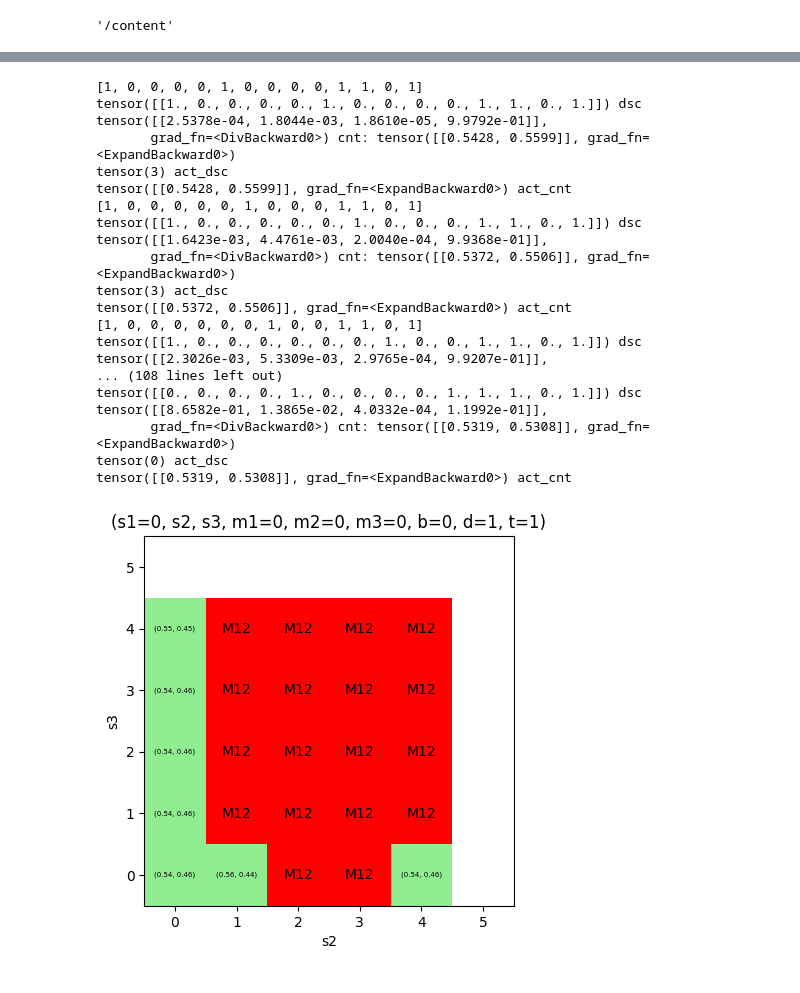
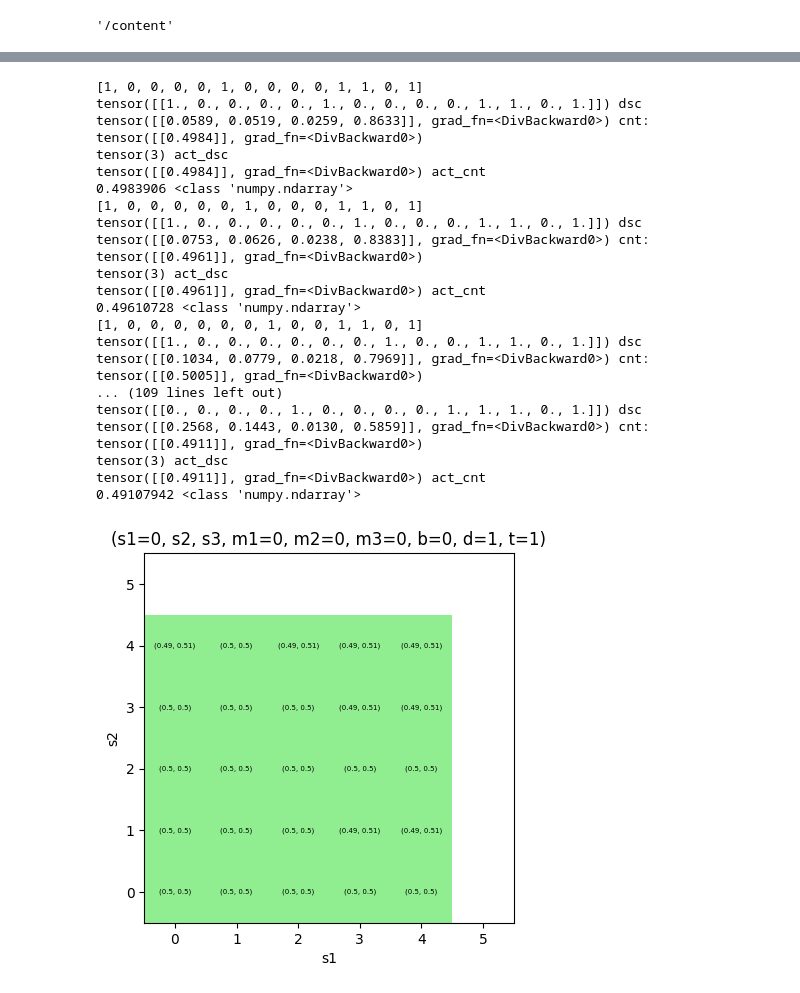
Before and after one commit to AbeTetsuyaR/AbePPO, a Jupyter notebook: AbePPO0807.ipynb, the cells around one changed output, grey strips where cells are left out. Saved outputs shown, nothing was run; the diff lists cells and outputs as text; code cells hidden in the pictures.

```diff
--- a/AbePPO0807.ipynb
+++ b/AbePPO0807.ipynb
@@ -146,9 +146,10 @@ class Environment:
 
 
 
-    def operation(self, replacements, speeds):
+    def operation(self, replacements, load1):
         reward = 0
 
+        speeds=[load1,0]
         #生産速度の調整
         if speeds[0] < 0:
             speeds[0] = 0
@@ -352,8 +353,8 @@ class ActorNetwork(nn.Module):
         self.softmax = nn.Softmax(dim=-1)
         self.Tanh = nn.Tanh()
 
-        self.mean = nn.Linear(fc3_dims, n_units)
-        self.log_std = nn.Linear(fc3_dims, n_units)
+        self.mean = nn.Linear(fc3_dims, n_units-1)
+        self.log_std = nn.Linear(fc3_dims, n_units-1)
 
         # mean レイヤーの初期化
         self.init_mean_weights()
@@ -452,16 +453,16 @@ class ActorNetwork(nn.Module):
         log_std = self.log_std(x3)
         log_std = torch.clamp(log_std,min=-20,max=2)
         std = log_std.exp()
-        std = std.masked_fill(second_mask, 1e-4)
+        #std = std.masked_fill(second_mask, 1e-4) #セカンドマスクを消す
         #print(mean)
         #print("AAAA")
 
         #print(mean,std)
 
-        dist_cnt = torch.distributions.MultivariateNormal(loc=mean,
-                                                          covariance_matrix = torch.stack([torch.diag(x**2+1e-10) for x in std]))
-        #dist_cnt = torch.distributions.MultivariateNormal(loc=mean,
-        #                                                  covariance_matrix = torch.stack([torch.diag(x**2) for x in torch.tensor([[0.03,0.03,0.03]])]) + 1e-10)
+        #dist_cnt = torch.distributions.MultivariateNormal(loc=mean, covariance_matrix = torch.stack([torch.diag(x**2+1e-10) for x in std]))
+
+        dist_cnt = torch.distributions.Normal(loc=mean, scale=std) #1次元化のため
+
 
         return dist_dsc, dist_cnt
 
@@ -694,7 +695,7 @@ agent = Agent(n_units=n_units,
               n_epochs=n_epochs)
 env = Environment()
 # %%
-num_episode = 2*4*64 #40分？ 2*4*64
+num_episode = 2 #40分？ 2*4*64
 best_reward = -np.inf
 episode_reward_history = []
 avg_cost = 0
@@ -710,8 +711,9 @@ for episode in range(num_episode):
     if episode % 100 == 0:
         interval_time_episode = time.time()
     interval_time_episode = time.time()
-    for _ in range(1024):#1024*8
+    for _ in range(1024*8):#1024*8
         state = level_ohe + mstatus_ohe + list([inventory,demand])
+        #print(state)
         act_dsc, act_cnt, log_prob, val = agent.choose_action(state)
         act_dsc_list = [int(bit) for bit in format(act_dsc.item(), f'0{env.n_units}b')]
         if sum(act_dsc_list) == 2:
@@ -866,7 +885,10 @@ def plot_action(ax, center_x, center_y, act_dsc, act_cnt):
     elif act_dsc==2:
         ax.text(center_x,center_y,f'M2',ha='center', va='center')
     else: #稼働継続
-        ax.text(center_x, center_y,f'{(round(act_cnt[0],2),round(1-act_cnt[0],2))}',ha='center', va='center',fontsize=5)
+        print(act_cnt, type(act_cnt))
+        #ax.text(center_x, center_y,f'{(round(act_cnt[0],2),round(1-act_cnt[0],2))}',ha='center', va='center',fontsize=5)
+        ax.text(center_x, center_y, f'{(round(float(act_cnt), 2), round(1 - float(act_cnt), 2))}', ha='center', va='center', fontsize=5)
+
 
 
 def optimal_policy(s1,m1,m2,m3,b,d,t):
@@ -887,8 +909,8 @@ def optimal_policy(s1,m1,m2,m3,b,d,t):
     #cbar = plt.colorbar(scatter, cax=cax, ticks=np.arange(0.5, 8.5, 1))
     #cbar.ax.set_yticklabels([f'{i:b}' for i in range(8)])
     ax.set_aspect('equal', adjustable='box')  # アスペクト比を保持
-    ax.set_xlabel("s2")
-    ax.set_ylabel("s3")
+    ax.set_xlabel("s1") #変更
+    ax.set_ylabel("s2") #変更
     # グラフを表示
     ax.set_title("(s1="+str(s1)+", s2, s3, m1="+str(m1)+", m2="+str(m2)+", m3="+str(m3)+", b="+str(b)+", d="+str(d)+", t="+str(t)+")")
     plt.show()
@@ -904,43 +926,43 @@ optimal_policy(s1=0,m1=0,m2=0,m3=0,b=0,d=1,t=1)
 #optimal_policy(s1=0,m1=0,m2=0,m3=0,b=-1,d=0,t=1)
 #optimal_policy(s1=1,m1=0,m2=0,m3=0,b=-1,d=0,t=1)
 #optimal_policy(s1=2,m1=0,m2=0,m3=0,b=-1,d=0,t=1)
 #optimal_policy(s1=3,m1=0,m2=0,m3=0,b=-1,d=0,t=1)
 #optimal_policy(s1=4,m1=0,m2=0,m3=0,b=-1,d=-1,t=0.3)
 #optimal_policy(s1=0,m1=0,m2=0,m3=0,b=-1,d=-1,t=0.3)
 #optimal_policy(s1=1,m1=0,m2=0,m3=0,b=-1,d=-1,t=0.3)
 #optimal_policy(s1=2,m1=0,m2=0,m3=0,b=-1,d=-1,t=0.3)
 #optimal_policy(s1=3,m1=0,m2=0,m3=0,b=-1,d=-1,t=0.3)
 #optimal_policy(s1=4,m1=0,m2=0,m3=0,b=-1,d=-1,t=0.3)
 s1 = 4
 s2 = 4
 s3 = 4
 m1 = 0
 m2 = 0
 m3 = 0
 inventory = 0
 #demand = 0
 remain_interval = 1
 level_ohe, mstatus_ohe = one_hot_encoding(levels=[s1,s2,s3],maintenance_status=[m1,m2,m3])
 state = level_ohe + mstatus_ohe + list([inventory,demand,remain_interval])
 #act_dsc, act_cnt, log_prob, val = agent.choose_action_max_prob(state)
 #act_dsc = act_dsc.item()
 #act_dsc
 # %% [output]
 [1, 0, 0, 0, 0, 1, 0, 0, 0, 0, 1, 1, 0, 1]
-tensor([[1., 0., 0., 0., 0., 1., 0., 0., 0., 0., 1., 1., 0., 1.]]) dsc tensor([[2.5378e-04, 1.8044e-03, 1.8610e-05, 9.9792e-01]],
-       grad_fn=<DivBackward0>) cnt: tensor([[0.5428, 0.5599]], grad_fn=<ExpandBackward0>)
+tensor([[1., 0., 0., 0., 0., 1., 0., 0., 0., 0., 1., 1., 0., 1.]]) dsc tensor([[0.0589, 0.0519, 0.0259, 0.8633]], grad_fn=<DivBackward0>) cnt: tensor([[0.4984]], grad_fn=<DivBackward0>)
 tensor(3) act_dsc
-tensor([[0.5428, 0.5599]], grad_fn=<ExpandBackward0>) act_cnt
+tensor([[0.4984]], grad_fn=<DivBackward0>) act_cnt
+0.4983906 <class 'numpy.ndarray'>
 [1, 0, 0, 0, 0, 0, 1, 0, 0, 0, 1, 1, 0, 1]
-tensor([[1., 0., 0., 0., 0., 0., 1., 0., 0., 0., 1., 1., 0., 1.]]) dsc tensor([[1.6423e-03, 4.4761e-03, 2.0040e-04, 9.9368e-01]],
-       grad_fn=<DivBackward0>) cnt: tensor([[0.5372, 0.5506]], grad_fn=<ExpandBackward0>)
+tensor([[1., 0., 0., 0., 0., 0., 1., 0., 0., 0., 1., 1., 0., 1.]]) dsc tensor([[0.0753, 0.0626, 0.0238, 0.8383]], grad_fn=<DivBackward0>) cnt: tensor([[0.4961]], grad_fn=<DivBackward0>)
 tensor(3) act_dsc
-tensor([[0.5372, 0.5506]], grad_fn=<ExpandBackward0>) act_cnt
+tensor([[0.4961]], grad_fn=<DivBackward0>) act_cnt
+0.49610728 <class 'numpy.ndarray'>
 [1, 0, 0, 0, 0, 0, 0, 1, 0, 0, 1, 1, 0, 1]
-tensor([[1., 0., 0., 0., 0., 0., 0., 1., 0., 0., 1., 1., 0., 1.]]) dsc tensor([[2.3026e-03, 5.3309e-03, 2.9765e-04, 9.9207e-01]],
-... (108 lines left out)
-tensor([[0., 0., 0., 0., 1., 0., 0., 0., 0., 1., 1., 1., 0., 1.]]) dsc tensor([[8.6582e-01, 1.3865e-02, 4.0332e-04, 1.1992e-01]],
-       grad_fn=<DivBackward0>) cnt: tensor([[0.5319, 0.5308]], grad_fn=<ExpandBackward0>)
-tensor(0) act_dsc
-tensor([[0.5319, 0.5308]], grad_fn=<ExpandBackward0>) act_cnt
+tensor([[1., 0., 0., 0., 0., 0., 0., 1., 0., 0., 1., 1., 0., 1.]]) dsc tensor([[0.1034, 0.0779, 0.0218, 0.7969]], grad_fn=<DivBackward0>) cnt: tensor([[0.5005]], grad_fn=<DivBackward0>)
+... (109 lines left out)
+tensor([[0., 0., 0., 0., 1., 0., 0., 0., 0., 1., 1., 1., 0., 1.]]) dsc tensor([[0.2568, 0.1443, 0.0130, 0.5859]], grad_fn=<DivBackward0>) cnt: tensor([[0.4911]], grad_fn=<DivBackward0>)
+tensor(3) act_dsc
+tensor([[0.4911]], grad_fn=<DivBackward0>) act_cnt
+0.49107942 <class 'numpy.ndarray'>
-[figure, old version]
+[figure, new version]
```
Also changed, not shown: parts of 3 cells of this notebook.
